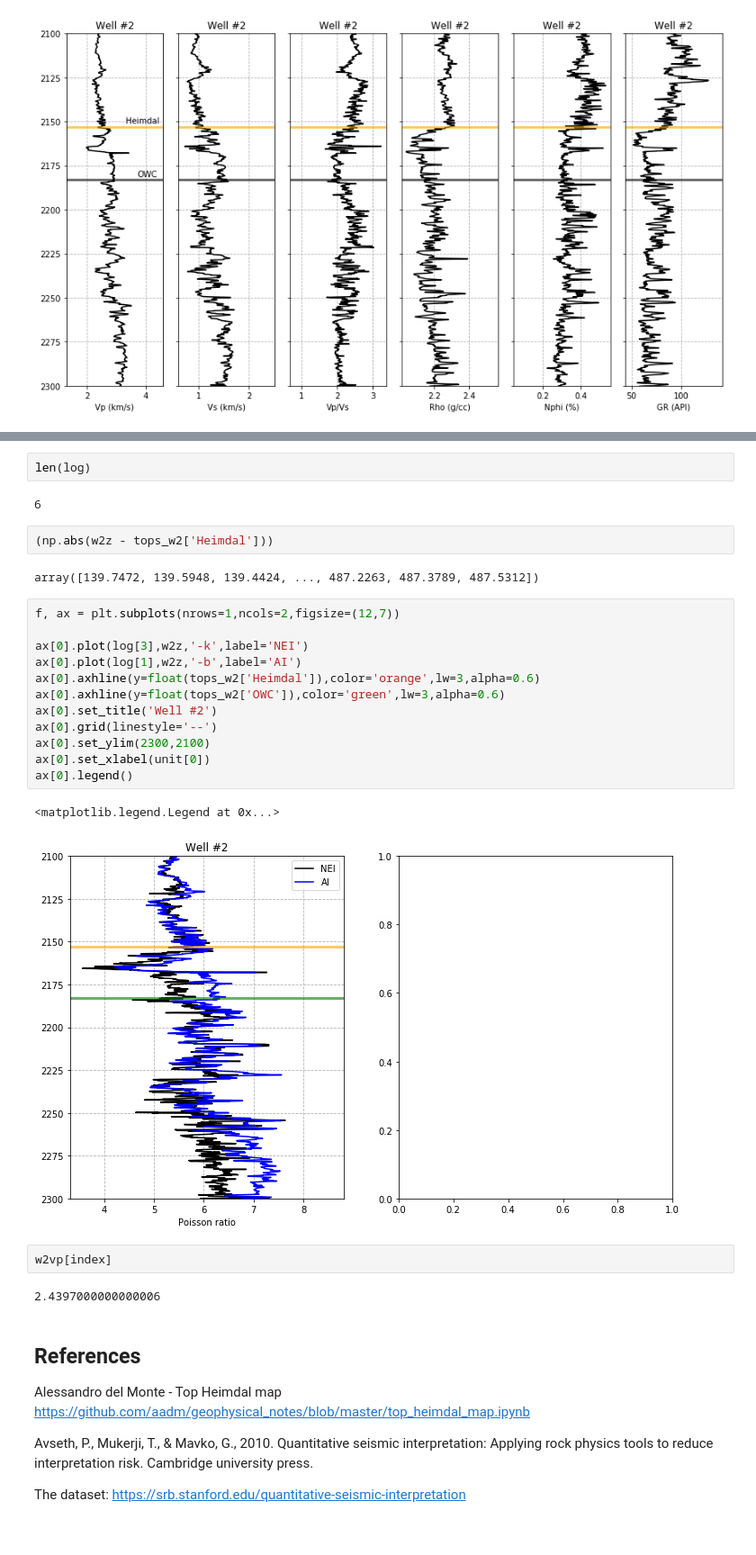
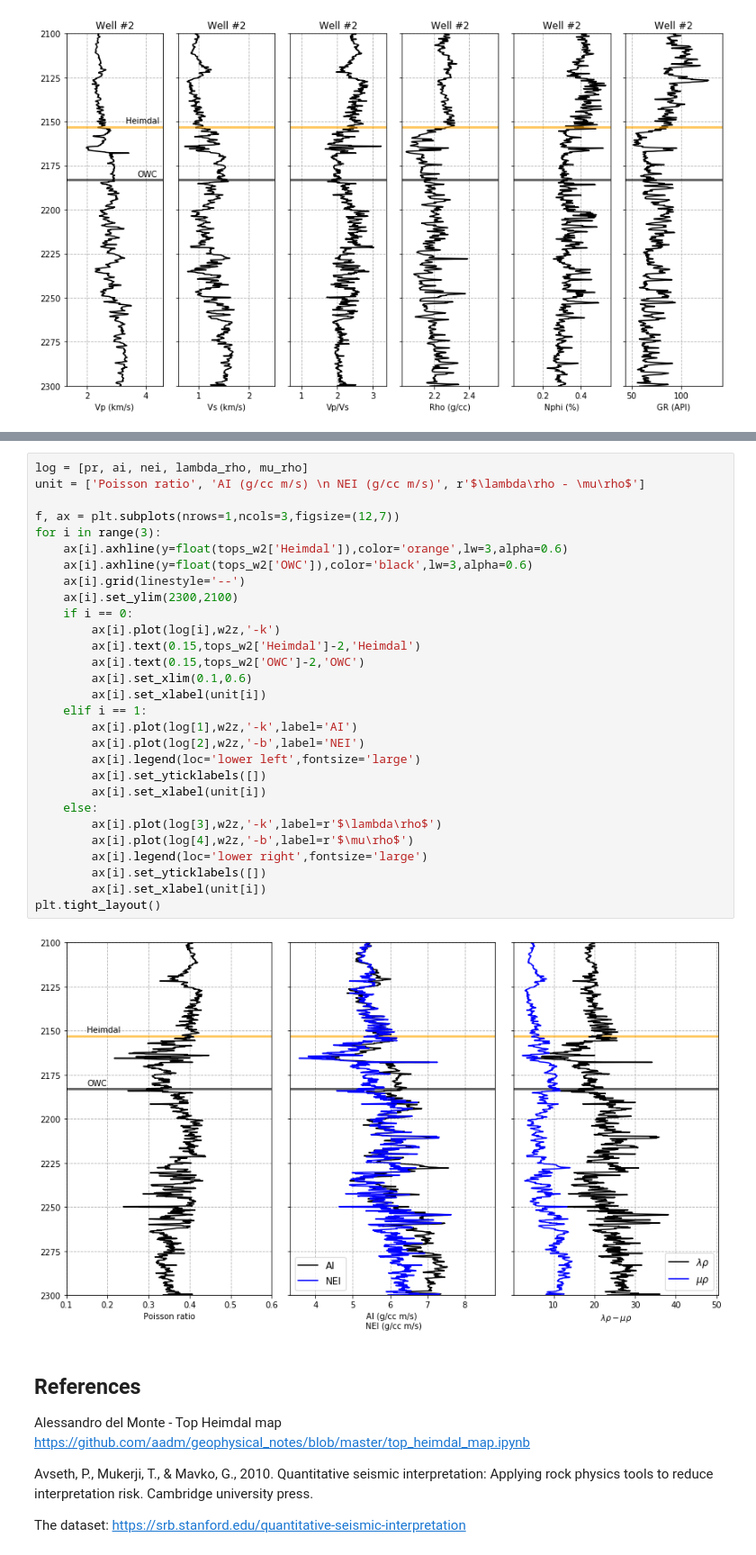
Before and after one commit to ffigura/avo, a Jupyter notebook: 2_real_well_avseth/1_real_well_avseth.ipynb, the cells around one changed output, grey strips where cells are left out. Shown at 90% size. Saved outputs shown, nothing was run; the diff lists cells and outputs as text.

Commit message:
updated the plots

```diff
--- a/2_real_well_avseth/1_real_well_avseth.ipynb
+++ b/2_real_well_avseth/1_real_well_avseth.ipynb
@@ -98,30 +64,34 @@ IndexError: list index out of range
-# %%
-len(log)
-# %% [output]
-6
-# %%
-(np.abs(w2z - tops_w2['Heimdal']))
-# %% [output]
-array([139.7472, 139.5948, 139.4424, ..., 487.2263, 487.3789, 487.5312])
-# %%
-f, ax = plt.subplots(nrows=1,ncols=2,figsize=(12,7))
-
-ax[0].plot(log[3],w2z,'-k',label='NEI')
-ax[0].plot(log[1],w2z,'-b',label='AI')
-ax[0].axhline(y=float(tops_w2['Heimdal']),color='orange',lw=3,alpha=0.6)
-ax[0].axhline(y=float(tops_w2['OWC']),color='green',lw=3,alpha=0.6)
-ax[0].set_title('Well #2')
-ax[0].grid(linestyle='--')
-ax[0].set_ylim(2300,2100)
-ax[0].set_xlabel(unit[0])
-ax[0].legend()
-# %% [output]
-<matplotlib.legend.Legend at 0x...>
-[figure, removed]
-# %%
-w2vp[index]
-# %% [output]
-2.4397000000000006
+# %%
+log = [pr, ai, nei, lambda_rho, mu_rho]
+unit = ['Poisson ratio', 'AI (g/cc m/s) \n NEI (g/cc m/s)', r'$\lambda\rho - \mu\rho$']
+
+f, ax = plt.subplots(nrows=1,ncols=3,figsize=(12,7))
+for i in range(3):
+    ax[i].axhline(y=float(tops_w2['Heimdal']),color='orange',lw=3,alpha=0.6)
+    ax[i].axhline(y=float(tops_w2['OWC']),color='black',lw=3,alpha=0.6)
+    ax[i].grid(linestyle='--')
+    ax[i].set_ylim(2300,2100)
+    if i == 0:
+        ax[i].plot(log[i],w2z,'-k')
+        ax[i].text(0.15,tops_w2['Heimdal']-2,'Heimdal')
+        ax[i].text(0.15,tops_w2['OWC']-2,'OWC')
+        ax[i].set_xlim(0.1,0.6)
+        ax[i].set_xlabel(unit[i])
+    elif i == 1:
+        ax[i].plot(log[1],w2z,'-k',label='AI')
+        ax[i].plot(log[2],w2z,'-b',label='NEI')
+        ax[i].legend(loc='lower left',fontsize='large')
+        ax[i].set_yticklabels([])
+        ax[i].set_xlabel(unit[i])
+    else:
+        ax[i].plot(log[3],w2z,'-k',label=r'$\lambda\rho$')
+        ax[i].plot(log[4],w2z,'-b',label=r'$\mu\rho$')
+        ax[i].legend(loc='lower right',fontsize='large')
+        ax[i].set_yticklabels([])
+        ax[i].set_xlabel(unit[i])
+plt.tight_layout()
+# %% [output]
+[figure, added]
 # %% [markdown]
 ## References
 
```
Also changed, not shown: parts of 3 cells of this notebook.
